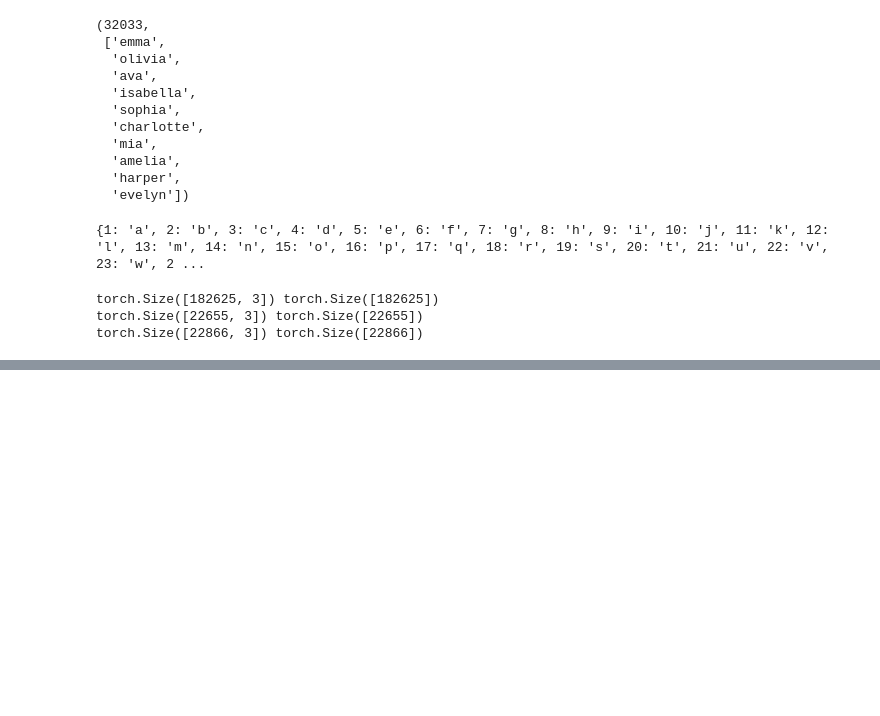
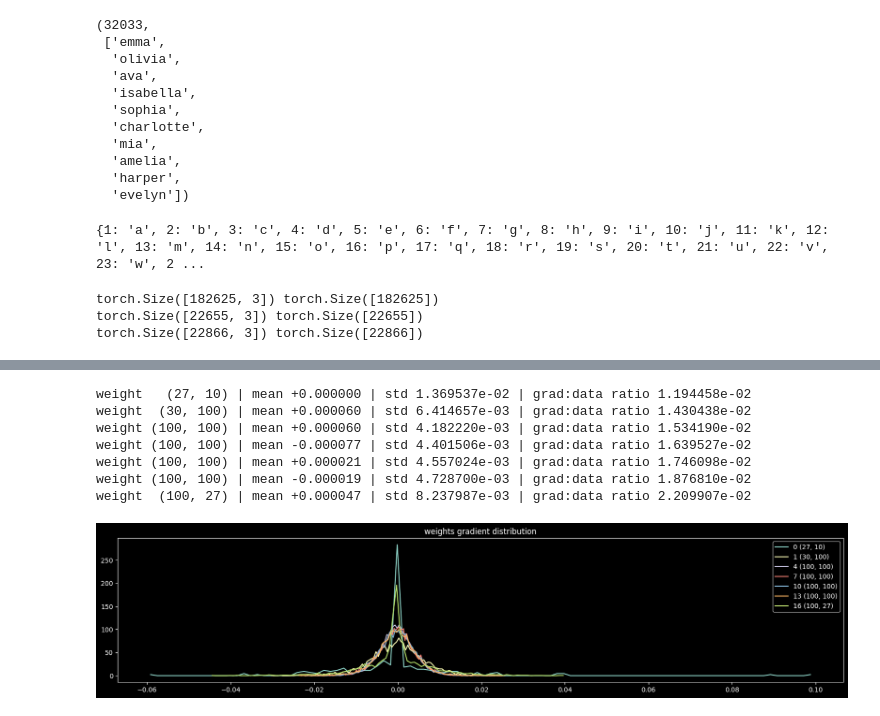
Before and after one commit to pananananas/AIxperiments, a Jupyter notebook: makemore/makemore_v2_MLP.ipynb, the cells around one changed output, grey strips where cells are left out. Drawn from its saved outputs; the diff is of its cells as text; code cells hidden in the pictures; blank space fills up the shorter version.

```diff
--- a/makemore/makemore_v2_MLP.ipynb
+++ b/makemore/makemore_v2_MLP.ipynb
@@ -242,0 +424,22 @@ estin.
+# %%
+# visualize histograms
+plt.figure(figsize=(20, 4)) # width and height of the plot
+legends = []
+for i,p in enumerate(parameters):
+  t = p.grad
+  if p.ndim == 2:
+    print('weight %10s | mean %+f | std %e | grad:data ratio %e' % (tuple(p.shape), t.mean(), t.std(), t.std() / p.std()))
+    hy, hx = torch.histogram(t, density=True)
+    plt.plot(hx[:-1].detach(), hy.detach())
+    legends.append(f'{i} {tuple(p.shape)}')
+plt.legend(legends)
+plt.title('weights gradient distribution');
+# %% [output]
+weight   (27, 10) | mean +0.000000 | std 1.369537e-02 | grad:data ratio 1.194458e-02
+weight  (30, 100) | mean +0.000060 | std 6.414657e-03 | grad:data ratio 1.430438e-02
+weight (100, 100) | mean +0.000060 | std 4.182220e-03 | grad:data ratio 1.534190e-02
+weight (100, 100) | mean -0.000077 | std 4.401506e-03 | grad:data ratio 1.639527e-02
+weight (100, 100) | mean +0.000021 | std 4.557024e-03 | grad:data ratio 1.746098e-02
+weight (100, 100) | mean -0.000019 | std 4.728700e-03 | grad:data ratio 1.876810e-02
+weight  (100, 27) | mean +0.000047 | std 8.237987e-03 | grad:data ratio 2.209907e-02
+[figure, added]
```
Also changed, not shown: parts of 36 cells of this notebook.
